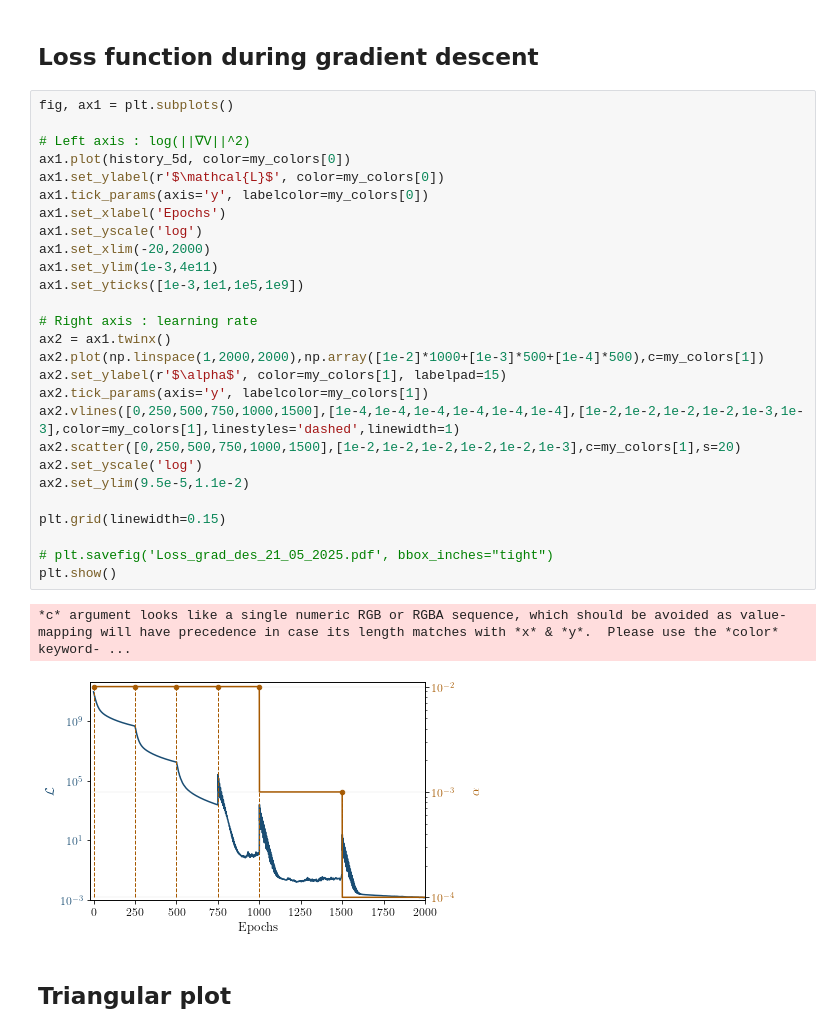
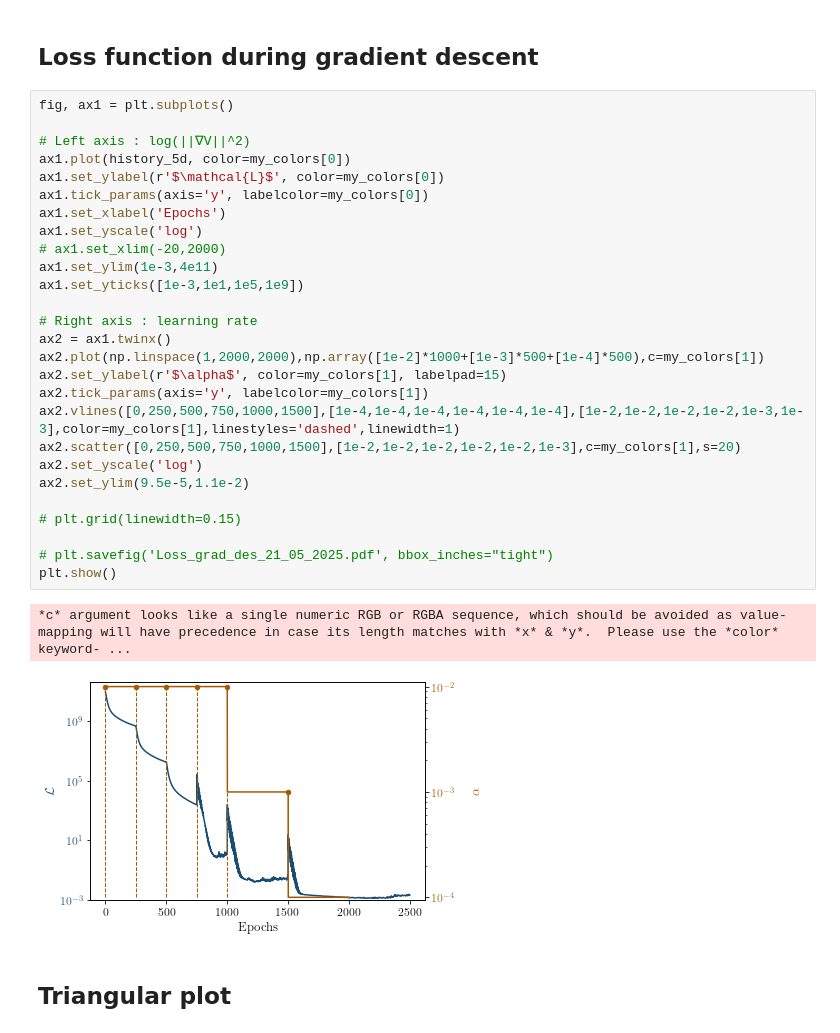
Before and after one commit to c-eloy/MLFlatDirections, a Jupyter notebook: Figures/Figures.ipynb, the cells around one changed output. Saved outputs shown, nothing was run; the diff lists cells and outputs as text.

```diff
--- a/Figures/Figures.ipynb
+++ b/Figures/Figures.ipynb
@@ -100,33 +114,33 @@ plt.show()
 # %%
 fig, ax1 = plt.subplots()
 
 # Left axis : log(||∇V||^2)
 ax1.plot(history_5d, color=my_colors[0])
 ax1.set_ylabel(r'$\mathcal{L}$', color=my_colors[0])
 ax1.tick_params(axis='y', labelcolor=my_colors[0])
 ax1.set_xlabel('Epochs')
 ax1.set_yscale('log')
-ax1.set_xlim(-20,2000)
+# ax1.set_xlim(-20,2000)
 ax1.set_ylim(1e-3,4e11)
 ax1.set_yticks([1e-3,1e1,1e5,1e9])
 
 # Right axis : learning rate
 ax2 = ax1.twinx()
 ax2.plot(np.linspace(1,2000,2000),np.array([1e-2]*1000+[1e-3]*500+[1e-4]*500),c=my_colors[1])
 ax2.set_ylabel(r'$\alpha$', color=my_colors[1], labelpad=15)
 ax2.tick_params(axis='y', labelcolor=my_colors[1])
 ax2.vlines([0,250,500,750,1000,1500],[1e-4,1e-4,1e-4,1e-4,1e-4,1e-4],[1e-2,1e-2,1e-2,1e-2,1e-3,1e-3],color=my_colors[1],linestyles='dashed',linewidth=1)
 ax2.scatter([0,250,500,750,1000,1500],[1e-2,1e-2,1e-2,1e-2,1e-2,1e-3],c=my_colors[1],s=20)
 ax2.set_yscale('log')
 ax2.set_ylim(9.5e-5,1.1e-2)
 
-plt.grid(linewidth=0.15)
+# plt.grid(linewidth=0.15)
 
 # plt.savefig('Loss_grad_des_21_05_2025.pdf', bbox_inches="tight")
 plt.show()
 # %% [output]
 *c* argument looks like a single numeric RGB or RGBA sequence, which should be avoided as value-mapping will have precedence in case its length matches with *x* & *y*.  Please use the *color* keyword- ...
-[figure, old version]
+[figure, new version]
 # %% [markdown]
 ## Triangular plot
 # %%
```
Also changed, not shown: parts of 39 cells of this notebook, 9 other files.
